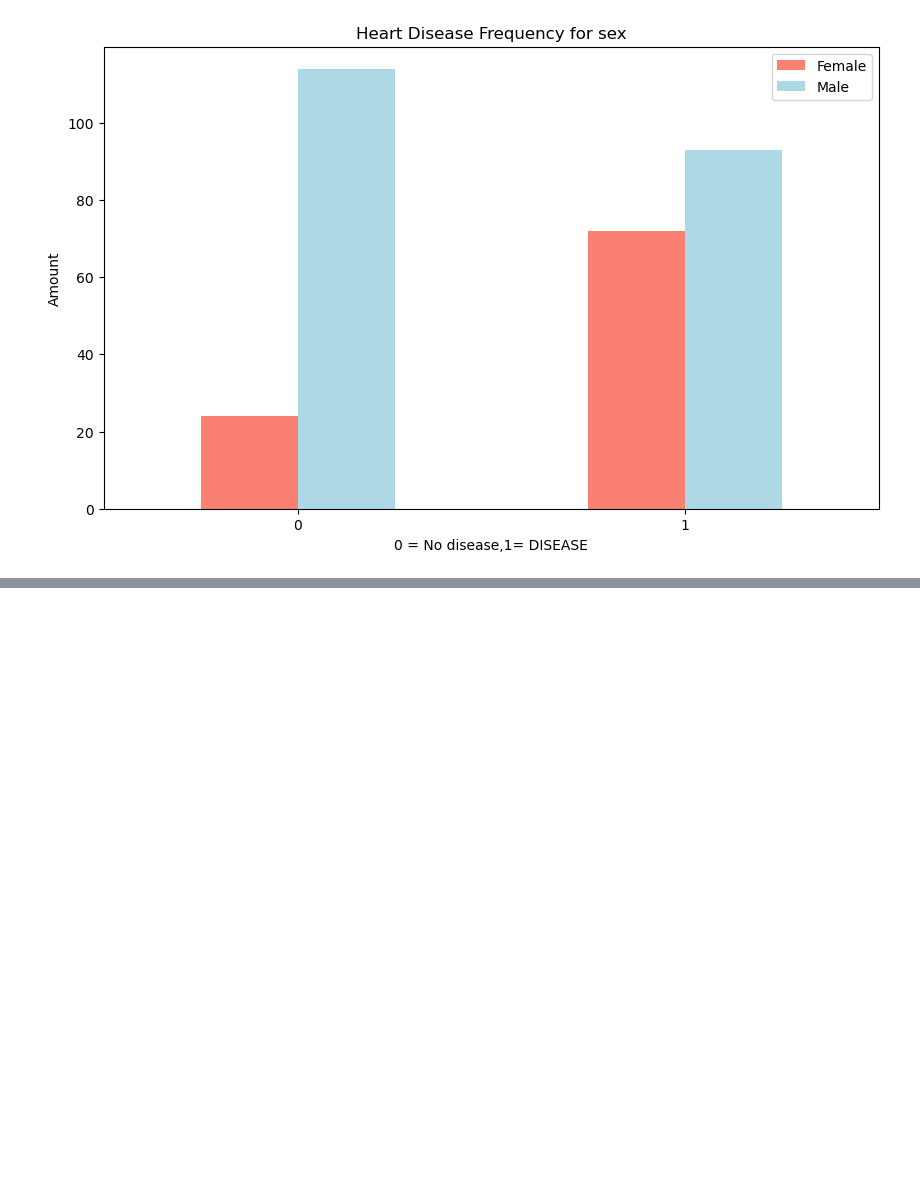
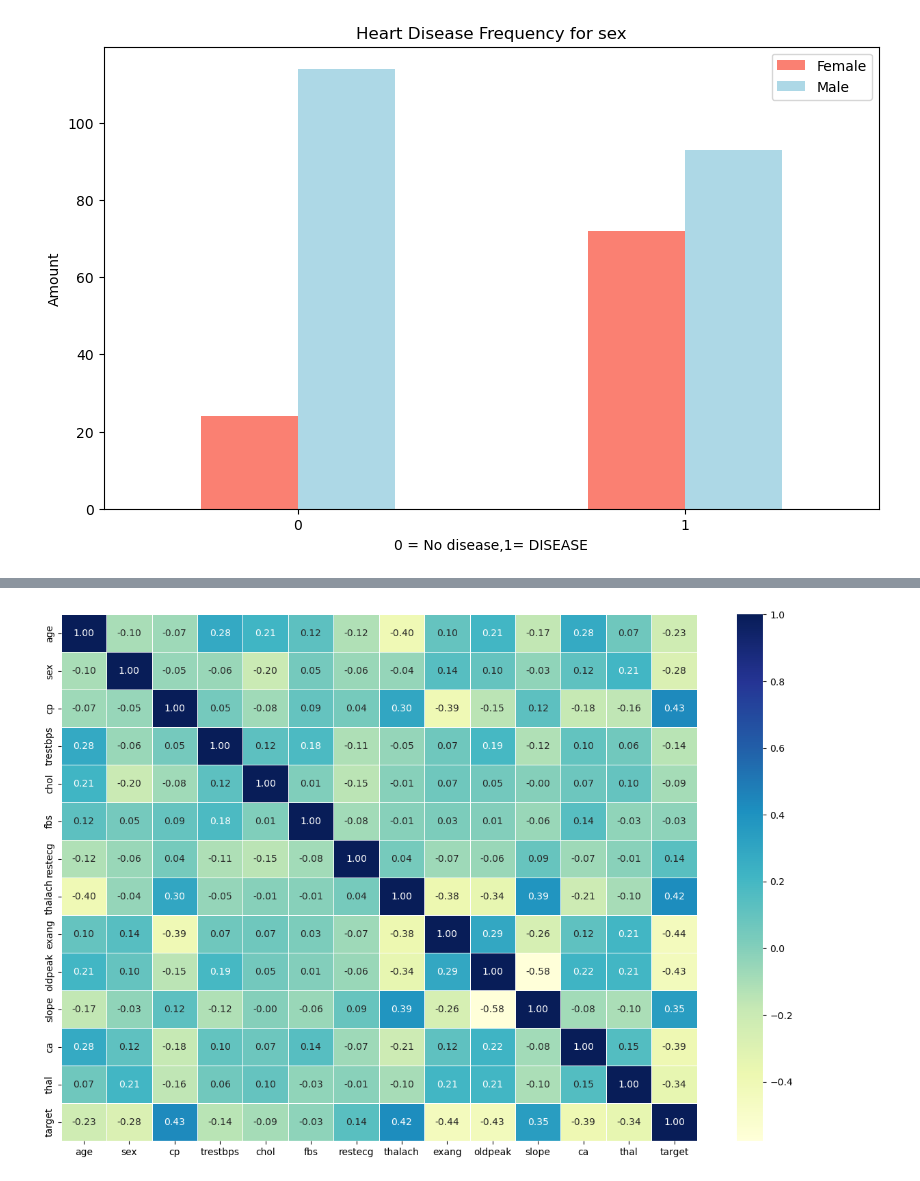
Before and after one commit to pratikvijay-30/heart_disease_classification, a Jupyter notebook: end-to-end-heart-disease-classification.ipynb, the cells around one changed output, grey strips where cells are left out. Drawn from its saved outputs; the diff is of its cells as text; code cells hidden in the pictures; blank space fills up the shorter version.

```diff
--- a/end-to-end-heart-disease-classification.ipynb
+++ b/end-to-end-heart-disease-classification.ipynb
@@ -253,0 +319,11 @@ plt.xticks(rotation=0)
+# %%
+# Lets make out corelation matrix a little prettier
+corr_matrix = df.corr()
+fig, ax = plt.subplots(figsize=(15, 10))
+ax = sns.heatmap(corr_matrix,
+                annot=True,
+                linewidths=0.5,
+                 fmt="0.2f",
+                 cmap="YlGnBu")
+# %% [output]
+[figure, added]
```
Also changed, not shown: parts of 9 cells of this notebook.
